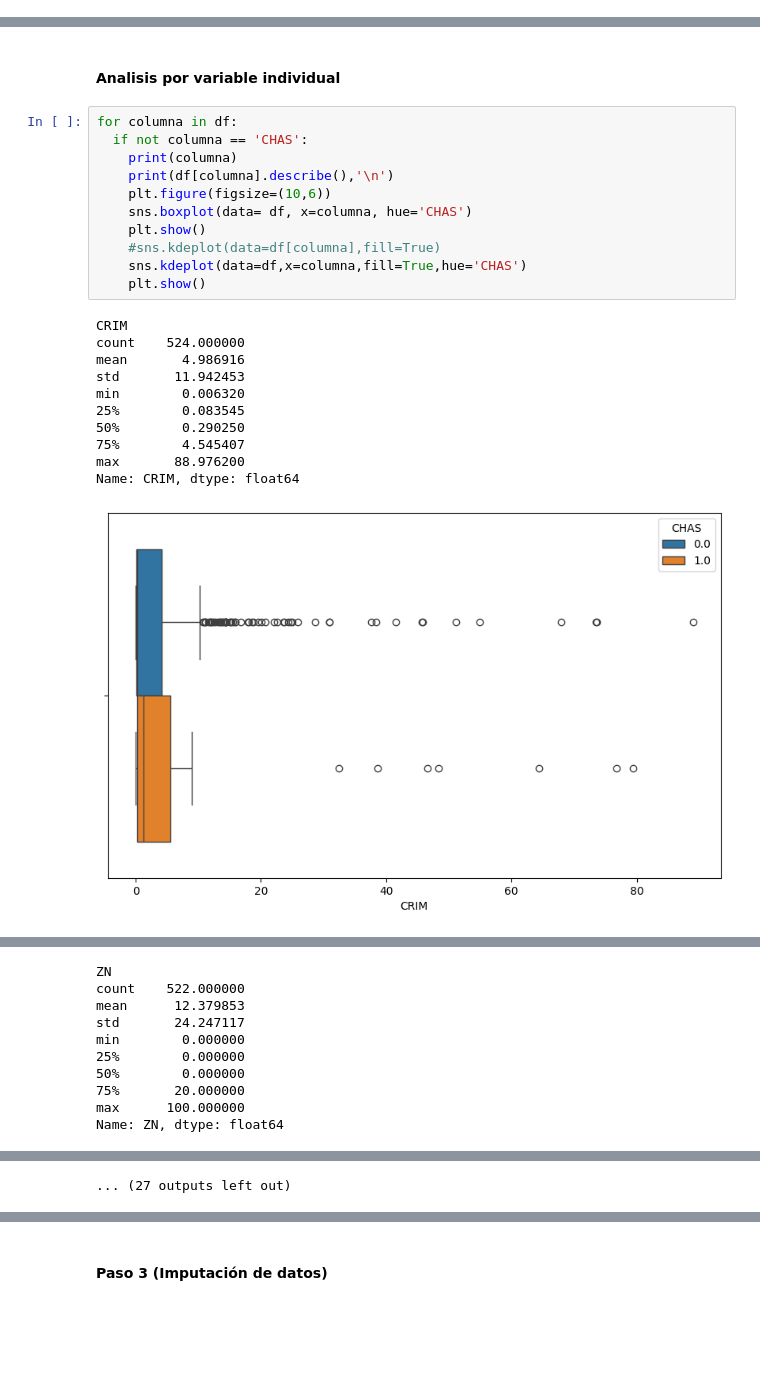
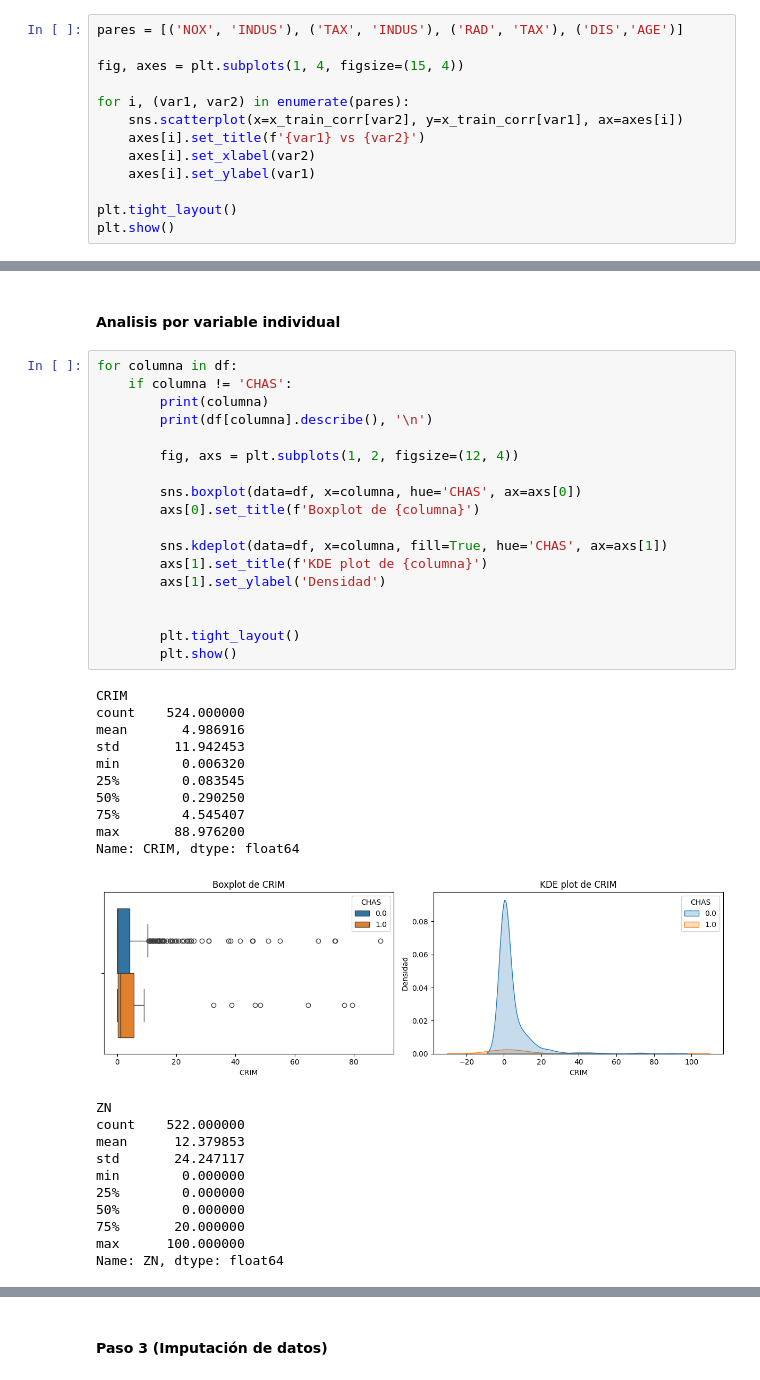
Before and after one commit to therokitoki/AA1-TUIA-Alsop-Hachen, a Jupyter notebook: tp.ipynb, the cells around one changed output, grey strips where cells are left out. Saved outputs shown, nothing was run; the diff lists cells and outputs as text; blank space fills up the shorter version.

```diff
--- a/tp.ipynb
+++ b/tp.ipynb
@@ -403,0 +403,13 @@ plt.show()
+# %%
+pares = [('NOX', 'INDUS'), ('TAX', 'INDUS'), ('RAD', 'TAX'), ('DIS','AGE')]
+
+fig, axes = plt.subplots(1, 4, figsize=(15, 4))
+
+for i, (var1, var2) in enumerate(pares):
+    sns.scatterplot(x=x_train_corr[var2], y=x_train_corr[var1], ax=axes[i])
+    axes[i].set_title(f'{var1} vs {var2}')
+    axes[i].set_xlabel(var2)
+    axes[i].set_ylabel(var1)
+
+plt.tight_layout()
+plt.show()
@@ -405,24 +419,41 @@ plt.show()
 #### Analisis por variable individual
 # %%
 for columna in df:
-  if not columna == 'CHAS':
-    print(columna)
-    print(df[columna].describe(),'\n')
-    plt.figure(figsize=(10,6))
-    sns.boxplot(data= df, x=columna, hue='CHAS')
-    plt.show()
-    #sns.kdeplot(data=df[columna],fill=True)
-    sns.kdeplot(data=df,x=columna,fill=True,hue='CHAS')
-    plt.show()
+    if columna != 'CHAS':
+        print(columna)
+        print(df[columna].describe(), '\n')
+
+        fig, axs = plt.subplots(1, 2, figsize=(12, 4))
+
+        sns.boxplot(data=df, x=columna, hue='CHAS', ax=axs[0])
+        axs[0].set_title(f'Boxplot de {columna}')
+
+        sns.kdeplot(data=df, x=columna, fill=True, hue='CHAS', ax=axs[1])
+        axs[1].set_title(f'KDE plot de {columna}')
+        axs[1].set_ylabel('Densidad')
+
+
+        plt.tight_layout()
+        plt.show()
 # %% [output]
 CRIM
 count    524.000000
 mean       4.986916
 std       11.942453
 min        0.006320
 25%        0.083545
 50%        0.290250
 75%        4.545407
 max       88.976200
 Name: CRIM, dtype: float64
-[figure, old version]
+[figure, new version]
+ZN
+count    522.000000
+mean      12.379853
+std       24.247117
+min        0.000000
+25%        0.000000
+50%        0.000000
+75%       20.000000
+max      100.000000
+Name: ZN, dtype: float64
@@ -430,10 +460,0 @@ Name: CRIM, dtype: float64
-ZN
-count    522.000000
-mean      12.379853
-std       24.247117
-min        0.000000
-25%        0.000000
-50%        0.000000
-75%       20.000000
-max      100.000000
-Name: ZN, dtype: float64
@@ -466 +504,0 @@ Name: NOX, dtype: float64
-... (27 outputs left out)
```
Also changed, not shown: parts of 41 cells of this notebook.
